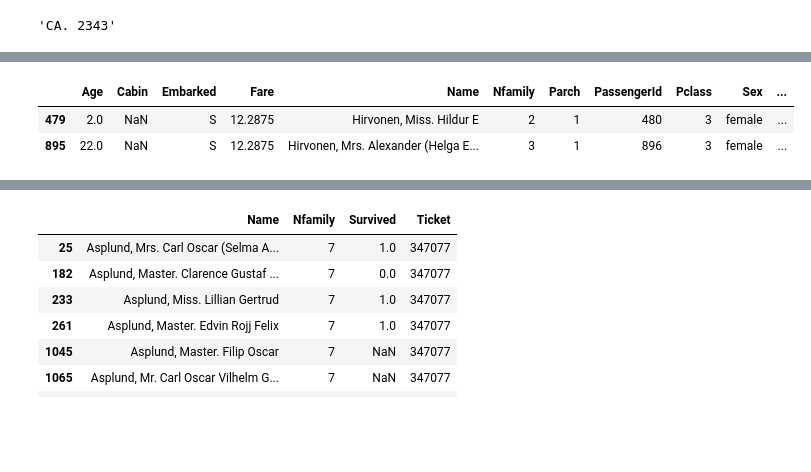
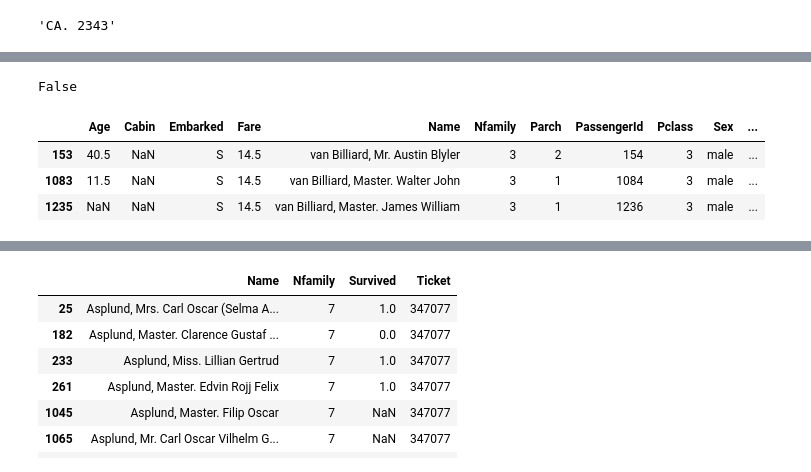
Before and after one commit to hamedrazavi/titanic_survival_prediction_kaggle, a Jupyter notebook: survival_prediction_titanic.ipynb, the cells around one changed output, grey strips where cells are left out. Saved outputs shown, nothing was run; the diff lists cells and outputs as text; code cells hidden in the pictures; blank space fills up the shorter version.

```diff
--- a/survival_prediction_titanic.ipynb
+++ b/survival_prediction_titanic.ipynb
@@ -252,11 +281,16 @@ for i in range(0, len(ticket_unique)):
+# %%
+(((testData['Ticket'] == ticket_unique[i]).sum() > 0) & (((trData['Ticket'] == ticket_unique[i]).sum()) > 0))
+# %% [output]
+False
 # %%
 myDict = dict(zip(ticket_unique, temp_surv_array))
 # %%
-combinedData.loc[combinedData['Ticket'] == '3101298']
+combinedData.loc[combinedData['Ticket'] == 'A/5. 851']
 # %% [output]
 |  | Age | Cabin | Embarked | Fare | Name | Nfamily | Parch | PassengerId | Pclass | Sex | ... |
-| 479 | 2.0 | NaN | S | 12.2875 | Hirvonen, Miss. Hildur E | 2 | 1 | 480 | 3 | female | ... |
-| 895 | 22.0 | NaN | S | 12.2875 | Hirvonen, Mrs. Alexander (Helga E... | 3 | 1 | 896 | 3 | female | ... |
+| 153 | 40.5 | NaN | S | 14.5 | van Billiard, Mr. Austin Blyler | 3 | 2 | 154 | 3 | male | ... |
+| 1083 | 11.5 | NaN | S | 14.5 | van Billiard, Master. Walter John | 3 | 1 | 1084 | 3 | male | ... |
+| 1235 | NaN | NaN | S | 14.5 | van Billiard, Master. James William | 3 | 1 | 1236 | 3 | male | ... |
 # %%
 for data in data_list:
     data['TicketSurvivalRate'] = data['Ticket'].apply(lambda x: myDict[x])
```
Also changed, not shown: parts of 24 cells of this notebook.
